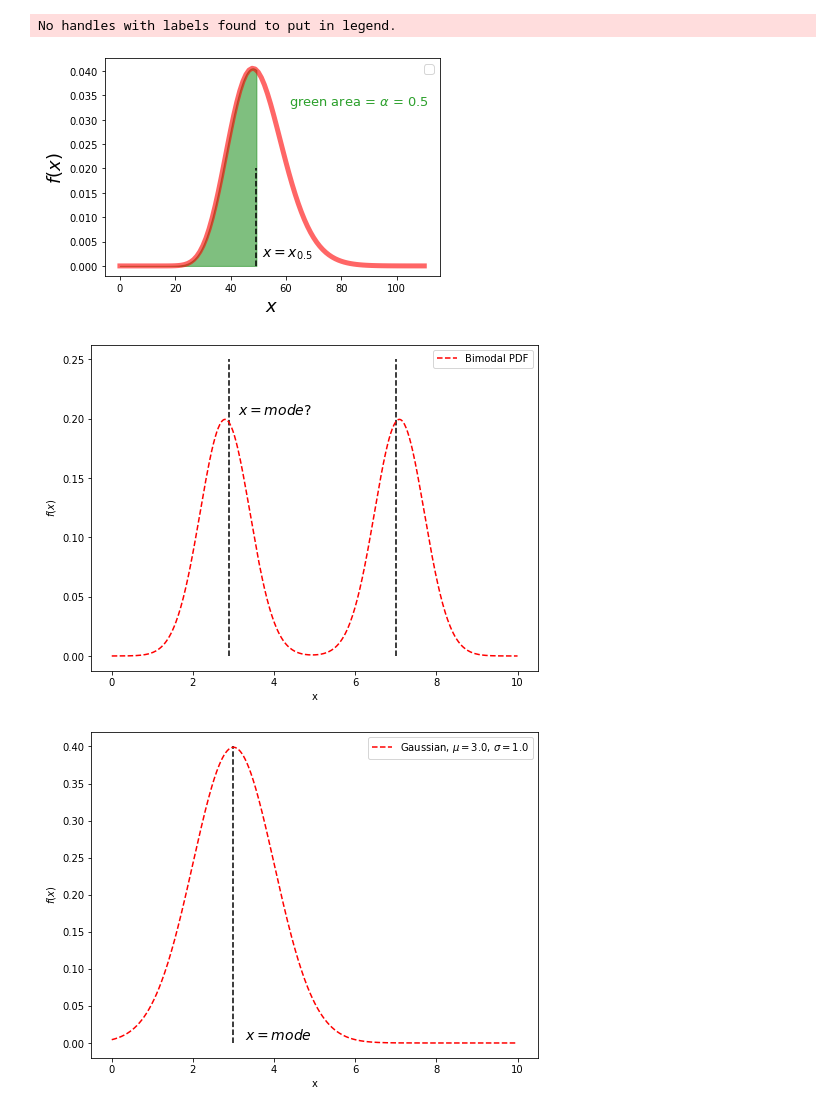
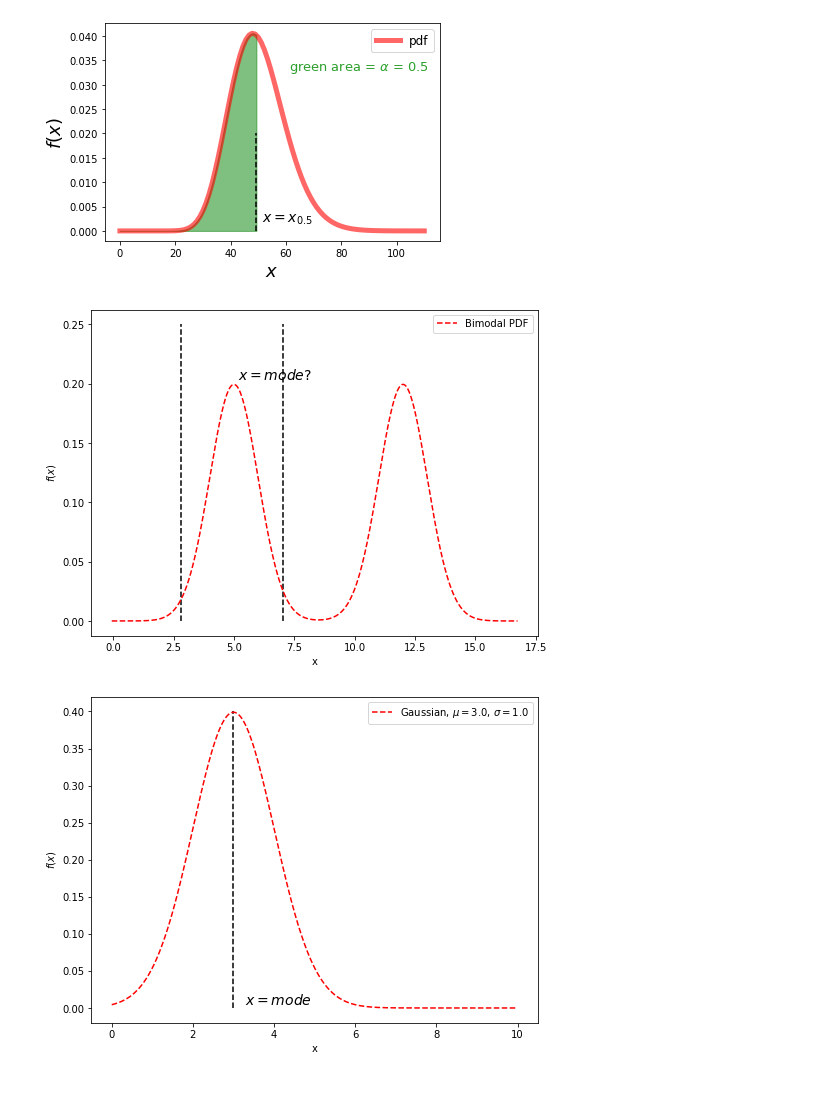
Before and after one commit to keaveney/StatisticsLectures, a Jupyter notebook: lecture 2 more basics, parameter estimation.ipynb, the cells around one changed output. Cells and saved outputs as stored; diff of their text form; code cells hidden in the pictures.

```diff
--- a/lecture 2 more basics, parameter estimation.ipynb
+++ b/lecture 2 more basics, parameter estimation.ipynb
@@ -7,13 +8,12 @@ import numpy as np
 fig, ax = plt.subplots()
 x = np.linspace(0.0, 110.0, 100)
 
-ax.plot(x, stats.chi2.pdf(x, 50), 'r-', lw=5, alpha=0.6)
+ax.plot(x, stats.chi2.pdf(x, 50), 'r-', lw=5, alpha=0.6, label="pdf")
 #ax.plot(x, stats.uniform.pdf(x, 20.0, 40.0), 'r-', lw=5, alpha=0.6)
 
 ax.set_xlabel("$x$", fontsize = 18)
 ax.set_ylabel("$f(x)$", fontsize = 18)
 legend = ax.legend(loc='upper right', fontsize='large')
-
 alpha = 0.5
 
 x_alpha = stats.chi2.ppf(alpha, 50)
@@ -47,50 +47,51 @@ plt.text(pos, 0.1, pltText,  {'fontsize': 14},
 plt.vlines(x_alpha, 0.0, 0.02,  linestyle="dashed")
 plt.show()
 # %% [output]
-No handles with labels found to put in legend.
-[figure, old version]
+[figure, new version]
 # %%
 #bimodal pdf
 loc1, scale1, size1 = (5, 1.0, 10000)
 loc2, scale2, size2 = (12, 1.0, 10000)
 x2 = np.concatenate([np.random.normal(loc=loc1, scale=scale1, size=size1), np.random.normal(loc=loc2, scale=scale2, size=size2)])
 
-x_eval = np.linspace(x2.min() - 1, x2.max() + 1, 500)
+x_eval = np.linspace(x2.min() - 1, x2.max() + 1, 5000)
 pdf = stats.norm.pdf
 bimodal_pdf = pdf(x_eval, loc=loc1, scale=scale1) * float(size1) / x2.size +pdf(x_eval, loc=loc2, scale=scale2) * float(size2) / x2.size
 
 fig = plt.figure(figsize=(8, 6))
 ax = fig.add_subplot(111)
 
-x_eval = np.linspace(0, 10, 500)
+#x_eval = np.linspace(0, 10, 500)
 #ax.plot(x_eval, stats.chi2.pdf(x_eval, 2), 'r--', label="$\chi^{2}, ndof=2$")
 ax.plot(x_eval, bimodal_pdf, 'r--', label="Bimodal PDF")
 
-px=np.arange(0,stats.chi2.ppf(0.5, 2),0.001)
+px=np.arange(0,stats.chi2.ppf(0.5, 2),0.00001)
 #ax.fill_between(px,0.5*pdf(px, loc=loc1, scale=scale1),alpha=0.5, color='g')
 #ax.fill_between(px,stats.chi2.pdf(px,2),alpha=0.5, color='g')
 
 ax.legend(loc=1)
 ax.set_xlabel('x')
 ax.set_ylabel('$f(x)$')
 
 #pltText = r"$x = x_{" + str(alpha) + "}$"
 
 pltText = r"$x = mode?$"
 
 plt.text(pos*1.05, 0.8, pltText,  {'fontsize': 14},
          horizontalalignment='right',
          verticalalignment='center',
          transform=plt.gca().transAxes)
 
 #plt.vlines(stats.chi2.ppf(0.5,2), 0.0, stats.chi2.pdf(stats.chi2.ppf(0.5,2),2),  linestyle="dashed")
-plt.vlines(2.88, 0.0, stats.chi2.pdf(stats.chi2.ppf(0.5,2),2),  linestyle="dashed")
-plt.vlines(7.0, 0.0, stats.chi2.pdf(stats.chi2.ppf(0.5,2),2),  linestyle="dashed")
+#plt.vlines(2.8, 0.0, stats.chi2.pdf(stats.chi2.ppf(0.5,2),2),  linestyle="dashed")
+#plt.vlines(7.1, 0.0, stats.chi2.pdf(stats.chi2.ppf(0.5,2),2),  linestyle="dashed")
 
+plt.vlines(2.8, 0.0, 0.25,  linestyle="dashed")
+plt.vlines(7.03, 0.0, 0.25,  linestyle="dashed")
 
 plt.show()
 # %% [output]
-[figure, old version]
+[figure, new version]
 # %%
 x_eval = np.linspace(x2.min() - 1, x2.max() + 1, 500)
 
```
Also changed, not shown: parts of 4 cells of this notebook, 1 other file.
